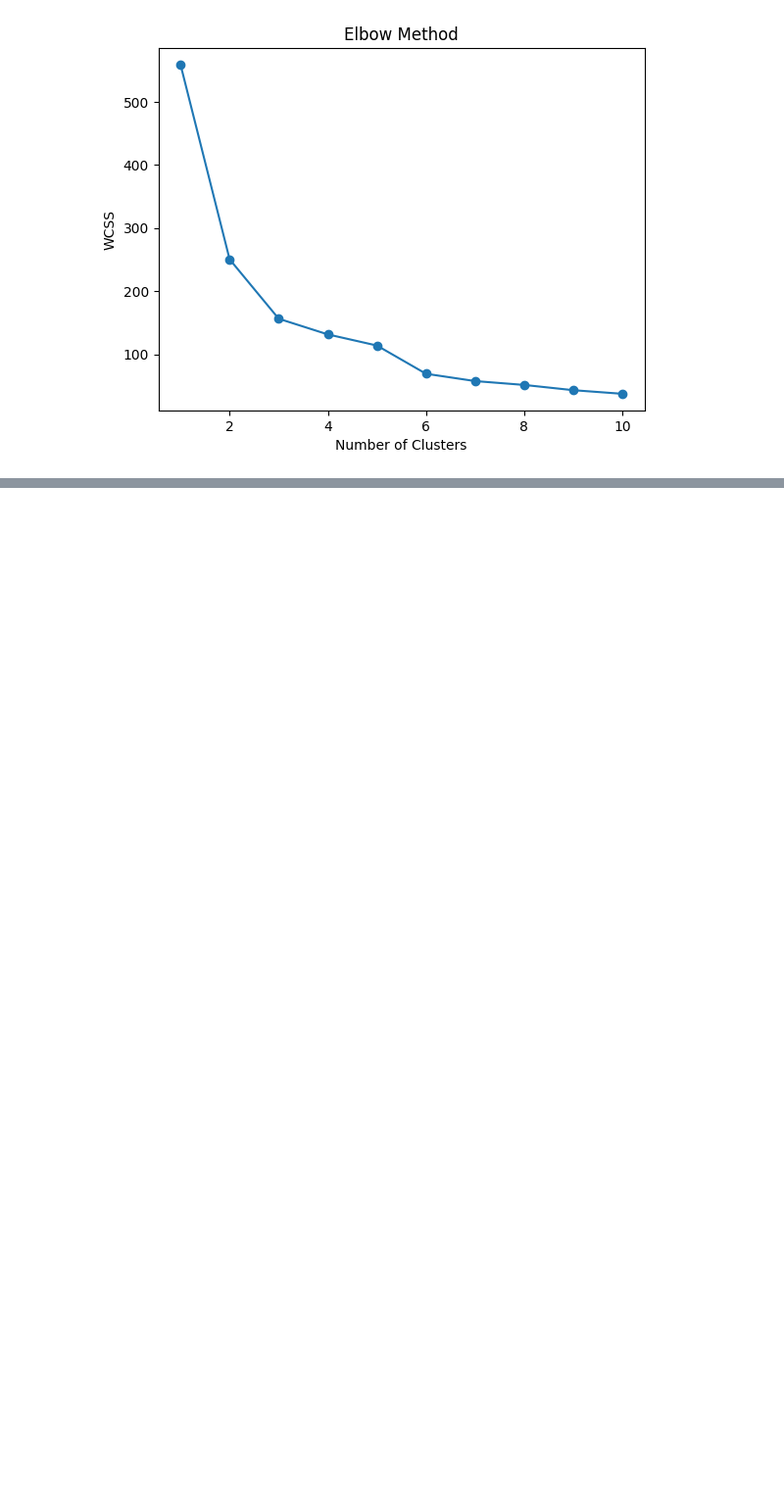
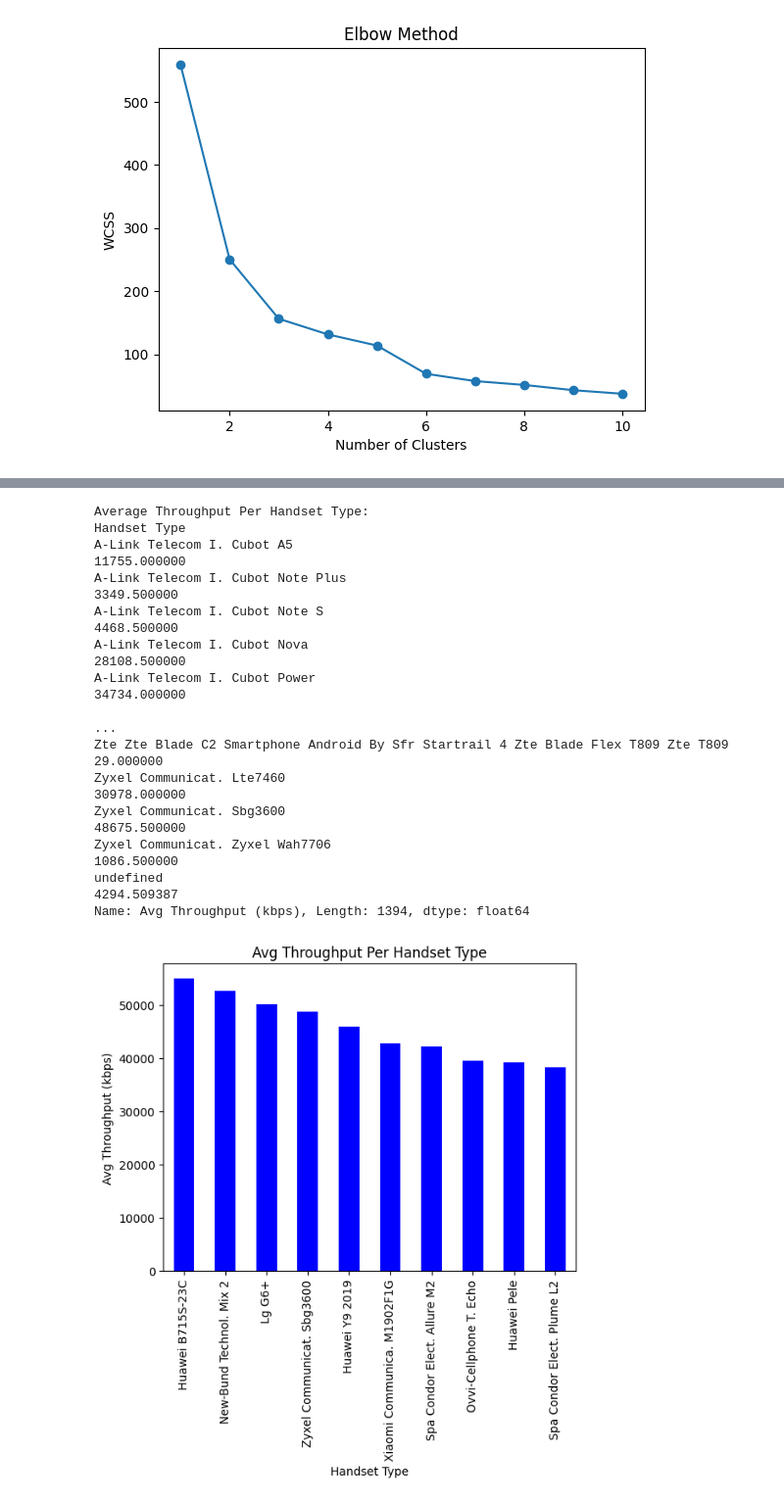
Before and after one commit to tesfaymebre/TellCo-Customer-Segmentation-and-Profitability, a Jupyter notebook: notebooks/tellco_customer.ipynb, the cells around one changed output, grey strips where cells are left out. Shown at 98% size. Drawn from its saved outputs; the diff is of its cells as text; code cells hidden in the pictures; blank space fills up the shorter version.

Commit message:
feat: add experience analytics

```diff
--- a/notebooks/tellco_customer.ipynb
+++ b/notebooks/tellco_customer.ipynb
@@ -694,0 +785,26 @@ plt.show()
+# %%
+# Average Throughput Per Handset Type
+throughput_distribution = experience_metrics.groupby('Handset Type')['Avg Throughput (kbps)'].mean()
+print("Average Throughput Per Handset Type:")
+print(throughput_distribution)
+
+# Visualization
+throughput_distribution.sort_values(ascending=False).head(10).plot(kind='bar', title='Avg Throughput Per Handset Type', color='blue')
+plt.ylabel('Avg Throughput (kbps)')
+plt.show()
+# %% [output]
+Average Throughput Per Handset Type:
+Handset Type
+A-Link Telecom I. Cubot A5                                                             11755.000000
+A-Link Telecom I. Cubot Note Plus                                                       3349.500000
+A-Link Telecom I. Cubot Note S                                                          4468.500000
+A-Link Telecom I. Cubot Nova                                                           28108.500000
+A-Link Telecom I. Cubot Power                                                          34734.000000
+                                                                                           ...
+Zte Zte Blade C2 Smartphone Android By Sfr Startrail 4 Zte Blade Flex T809 Zte T809       29.000000
+Zyxel Communicat. Lte7460                                                              30978.000000
+Zyxel Communicat. Sbg3600                                                              48675.500000
+Zyxel Communicat. Zyxel Wah7706                                                         1086.500000
+undefined                                                                               4294.509387
+Name: Avg Throughput (kbps), Length: 1394, dtype: float64
+[figure, added]
```
Also changed, not shown: parts of 7 cells of this notebook.
